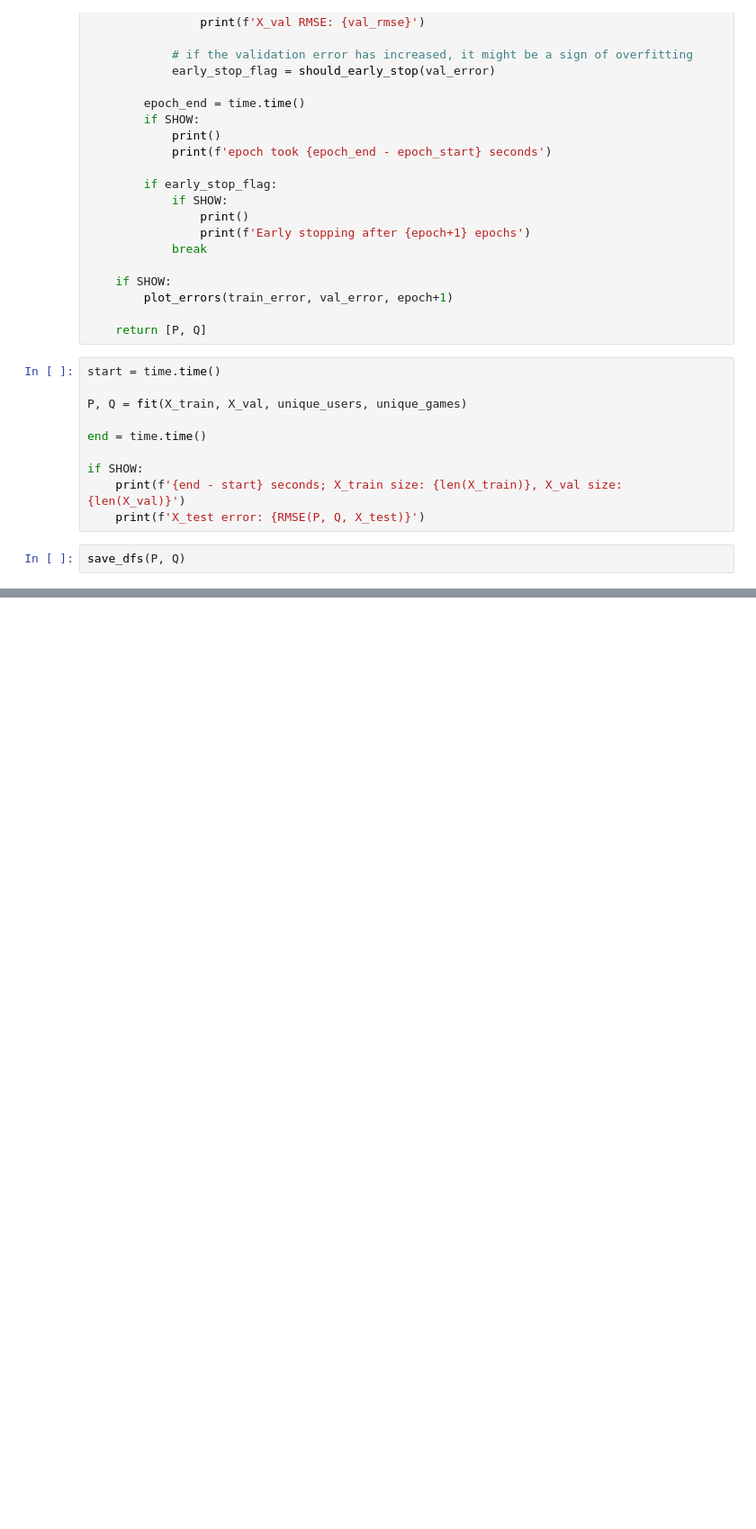
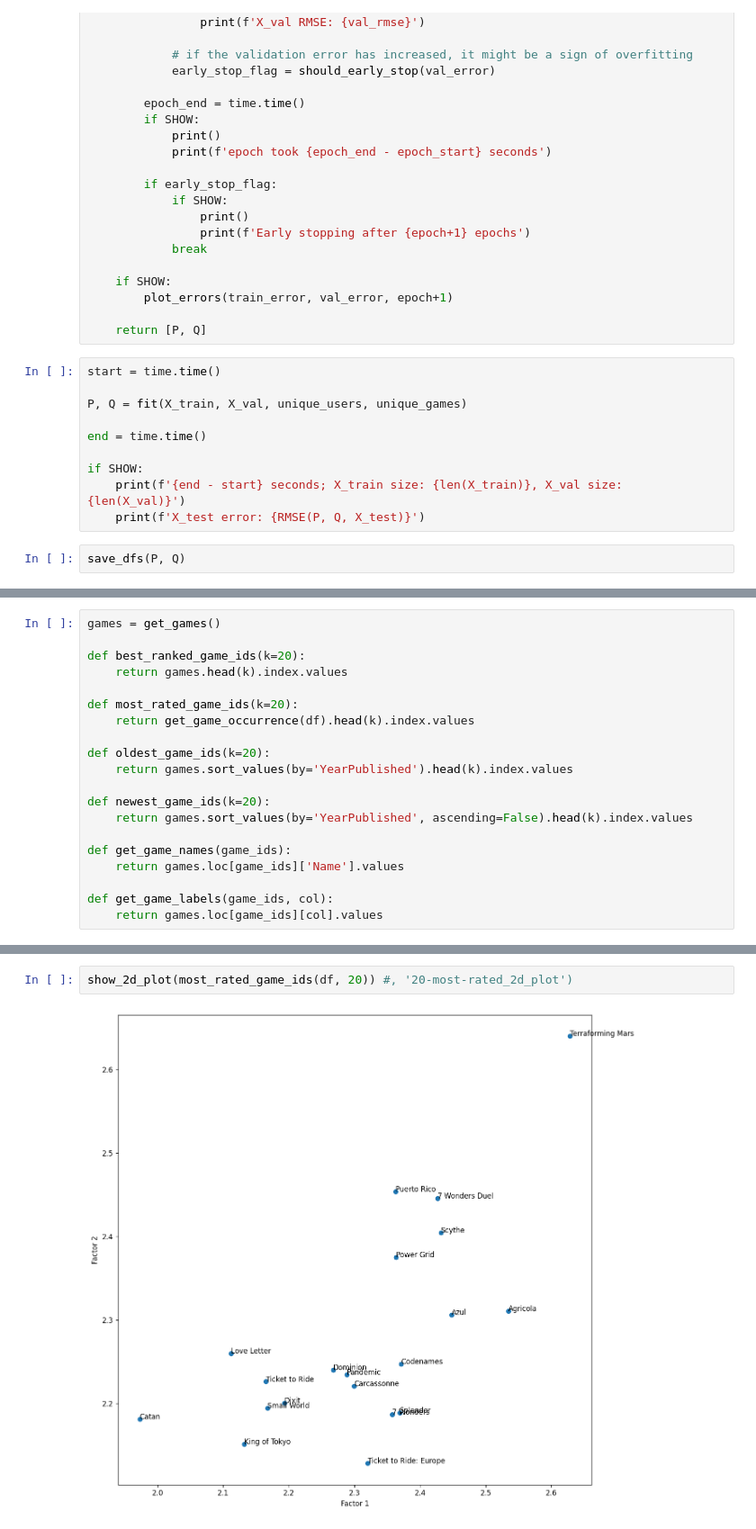
Before and after one commit to petr7555/pv254-board-games-recommender, a Jupyter notebook: server/playground/michal_salasek/latent_factors.ipynb, the cells around one changed output, grey strips where cells are left out. Shown at 90% size. Cells and saved outputs as stored; diff of their text form; blank space fills up the shorter version.

```diff
--- a/server/playground/michal_salasek/latent_factors.ipynb
+++ b/server/playground/michal_salasek/latent_factors.ipynb
@@ -401,0 +652,20 @@ save_dfs(P, Q)
+# %%
+games = get_games()
+
+def best_ranked_game_ids(k=20):
+    return games.head(k).index.values
+
+def most_rated_game_ids(k=20):
+    return get_game_occurrence(df).head(k).index.values
+
+def oldest_game_ids(k=20):
+    return games.sort_values(by='YearPublished').head(k).index.values
+
+def newest_game_ids(k=20):
+    return games.sort_values(by='YearPublished', ascending=False).head(k).index.values
+
+def get_game_names(game_ids):
+    return games.loc[game_ids]['Name'].values
+
+def get_game_labels(game_ids, col):
+    return games.loc[game_ids][col].values
@@ -401,0 +706,4 @@ save_dfs(P, Q)
+# %%
+show_2d_plot(most_rated_game_ids(df, 20)) #, '20-most-rated_2d_plot')
+# %% [output]
+[figure, added]
```
Also changed, not shown: parts of 55 cells of this notebook.
